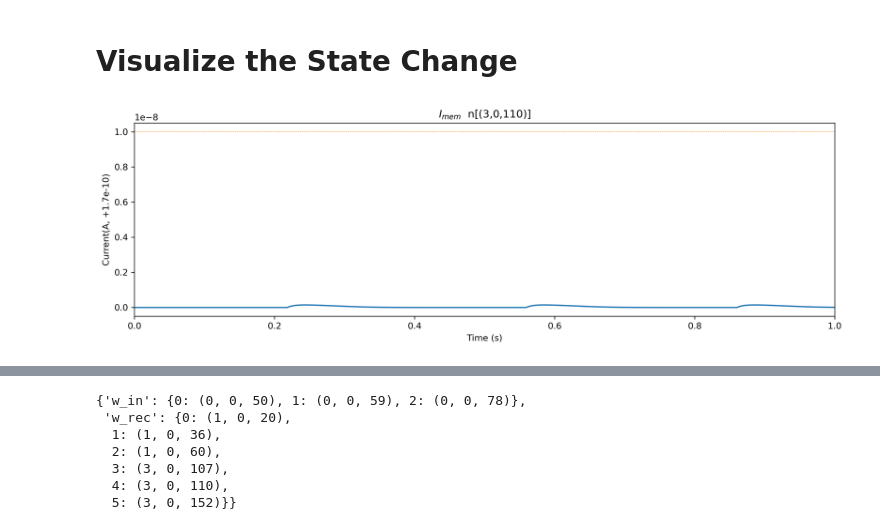
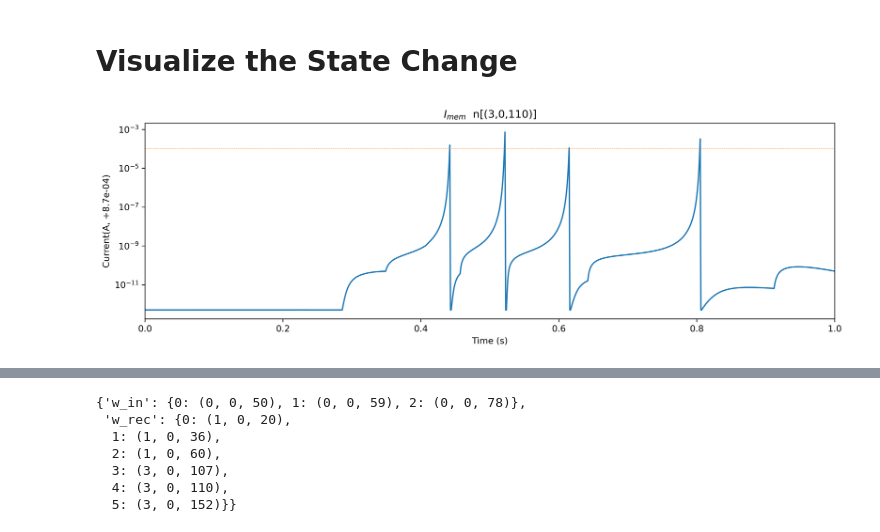
Before and after one commit to synsense/rockpool, a Jupyter notebook: docs/devices/DynapSE/device_simulation.ipynb, the cells around one changed output, grey strips where cells are left out. Cells and saved outputs as stored; diff of their text form; code cells hidden in the pictures.

```diff
--- a/docs/devices/DynapSE/device_simulation.ipynb
+++ b/docs/devices/DynapSE/device_simulation.ipynb
@@ -544,8 +544,9 @@ Let's look at the membrane current change. The dashed lines stands for the spike
 # Visualize the State Change
 # %%
 Figure.plot_Ix(record_dict["Imem"][:,4], modSE.Ispkthr[4], name="$I_{mem}$  n[(3,0,110)]");
+plt.yscale('log')
 # %% [output]
-[figure, old version]
+[figure, new version]
 # %%
 Figure.plot_Ix(record_dict["Imem"], modSE.Ispkthr, name="$I_{mem}$", idx_map=modSE.idx_map_dict['w_rec']);
 # %% [output]
```
Also changed, not shown: parts of 7 cells of this notebook.
